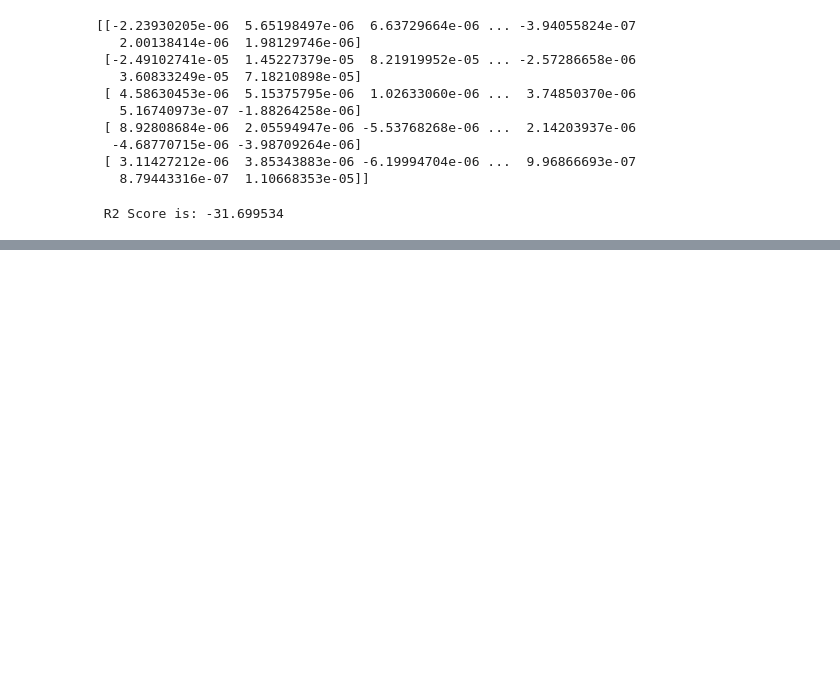
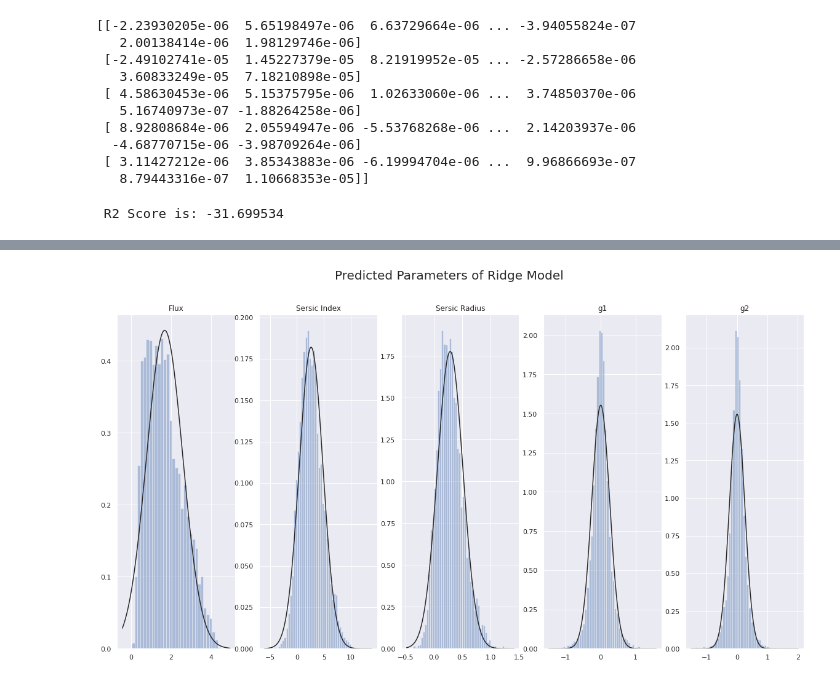
Before and after one commit to asanneh/CS109B_Final_Project_Group_35, a Jupyter notebook: CS109B_Final_Project_Group_35.ipynb, the cells around one changed output, grey strips where cells are left out. Saved outputs shown, nothing was run; the diff lists cells and outputs as text; code cells hidden in the pictures; blank space fills up the shorter version.

```diff
--- a/CS109B_Final_Project_Group_35.ipynb
+++ b/CS109B_Final_Project_Group_35.ipynb
@@ -230,0 +230,14 @@ plt.show()
+# %%
+#plot predicted parameter distributions
+sns.set()
+fig, ax = plt.subplots(1,5, figsize=(20,10));
+fig.suptitle('Predicted Parameters of Ridge Model', fontsize=20)
+
+sns.distplot(y_pred[:, 0], fit=norm, kde=False,  ax=ax[0]).set_title('Flux')
+sns.distplot(y_pred[:, 1], fit=norm, kde=False,  ax=ax[1]).set_title('Sersic Index')
+sns.distplot(y_pred[:, 2], fit=norm, kde=False, ax=ax[2]).set_title('Sersic Radius')
+sns.distplot(y_pred[:, 3], fit=norm, kde=False, ax=ax[3]).set_title('g1')
+sns.distplot(y_pred[:, 4], fit=norm, kde=False, ax=ax[4]).set_title('g2')
+plt.show()
+# %% [output]
+[figure, added]
```
Also changed, not shown: parts of 5 cells of this notebook.
